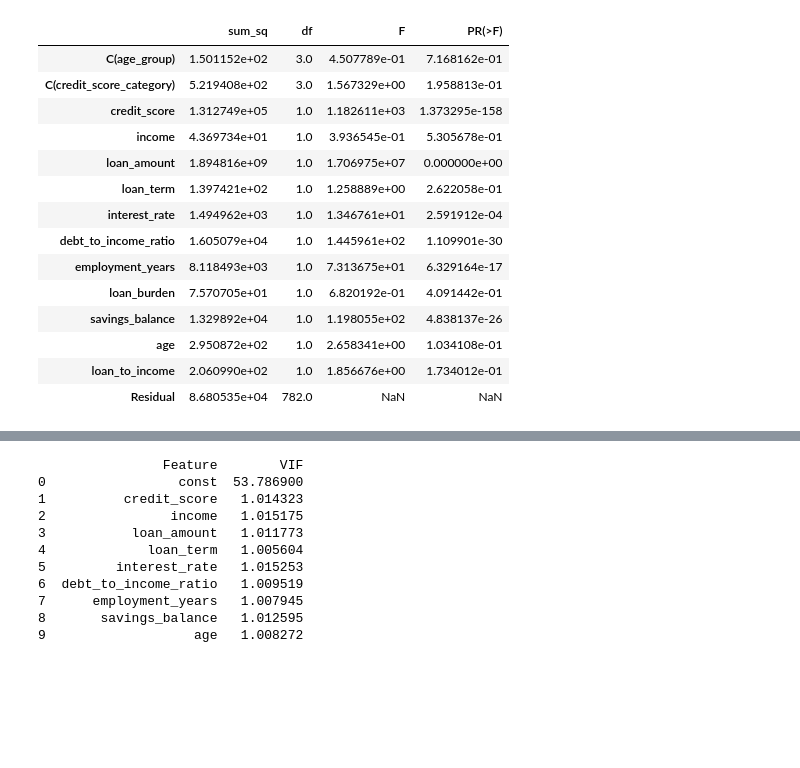
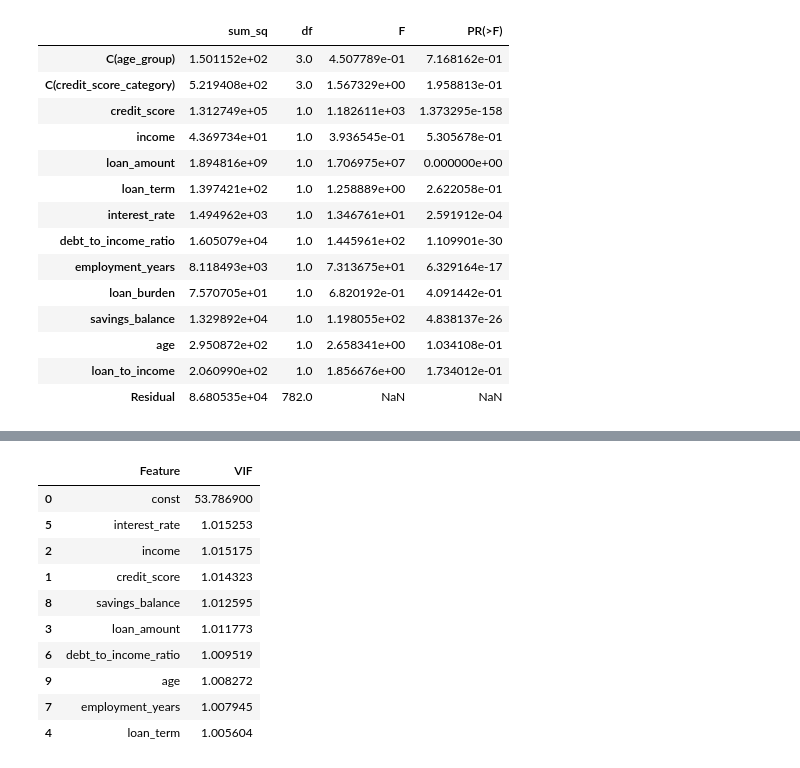
Before and after one commit to RizikiLily/LINEAR-REGRESSION-FINANCIAL-SECTOR, a Jupyter notebook: linear_regression2.ipynb, the cells around one changed output, grey strips where cells are left out. Drawn from its saved outputs; the diff is of its cells as text; code cells hidden in the pictures; blank space fills up the shorter version.

```diff
--- a/linear_regression2.ipynb
+++ b/linear_regression2.ipynb
@@ -420,8 +437,9 @@ anova_results
 | loan_to_income | 2.060990e+02 | 1.0 | 1.856676e+00 | 1.734012e-01 |
 | Residual | 8.680535e+04 | 782.0 | NaN | NaN |
 # %%
-#Specifying variables to use for testing the model
+#Specifying variables to use for training the model
 df_ln_train = pd.read_csv("train_data.csv")
+df_ln_train['default_risk_score']= np.log(df_ln_train['default_risk_score'] + 1)
 
-X_train= df_ln_train.drop(['default_risk_score','age', 'credit_score'],  axis=1)
+X_train= df_ln_train.drop(columns=['default_risk_score'])
 y_train = df_ln_train['default_risk_score']
@@ -432,0 +446,7 @@ y_test = df_ln_test['default_risk_score']
+# %%
+# Fit the OLS model
+X = sm.add_constant(X_train)
+model = sm.OLS(y_train, X).fit()
+
+# Print the summary of the regression
+print(model.summary())
@@ -433,29 +483,24 @@ y_test = df_ln_test['default_risk_score']
 # %%
 from statsmodels.stats.outliers_influence import variance_inflation_factor
-import pandas as pd
+# Adding a constant for VIF calculation
+X_vif = sm.add_constant(X)
 
-# Define the features (exclude the target variable)
-X = df_ln_train.drop(columns=["default_risk_score"])  # Replace with your dataset
+# Calculating VIF for each feature
+vif_data = pd.DataFrame()
+vif_data['Feature'] = X_vif.columns
+vif_data['VIF'] = [variance_inflation_factor(X_vif.values, i) for i in range(X_vif.shape[1])]
 
-# Add a constant column for intercept
-X = sm.add_constant(X)
-
-# Compute VIF scores
-vif_data = pd.DataFrame()
-vif_data["Feature"] = X.columns
-vif_data["VIF"] = [variance_inflation_factor(X.values, i) for i in range(X.shape[1])]
-
-# Display VIF scores
-print(vif_data)
+# Display VIF values
+vif_data.sort_values(by='VIF', ascending=False)
 # %% [output]
-                Feature        VIF
-0                 const  53.786900
-1          credit_score   1.014323
-2                income   1.015175
-3           loan_amount   1.011773
-4             loan_term   1.005604
-5         interest_rate   1.015253
-6  debt_to_income_ratio   1.009519
-7      employment_years   1.007945
-8       savings_balance   1.012595
-9                   age   1.008272
+|  | Feature | VIF |
+| 0 | const | 53.786900 |
+| 5 | interest_rate | 1.015253 |
+| 2 | income | 1.015175 |
+| 1 | credit_score | 1.014323 |
+| 8 | savings_balance | 1.012595 |
+| 3 | loan_amount | 1.011773 |
+| 6 | debt_to_income_ratio | 1.009519 |
+| 9 | age | 1.008272 |
+| 7 | employment_years | 1.007945 |
+| 4 | loan_term | 1.005604 |
```
Also changed, not shown: parts of 34 cells of this notebook, 4 other files.
